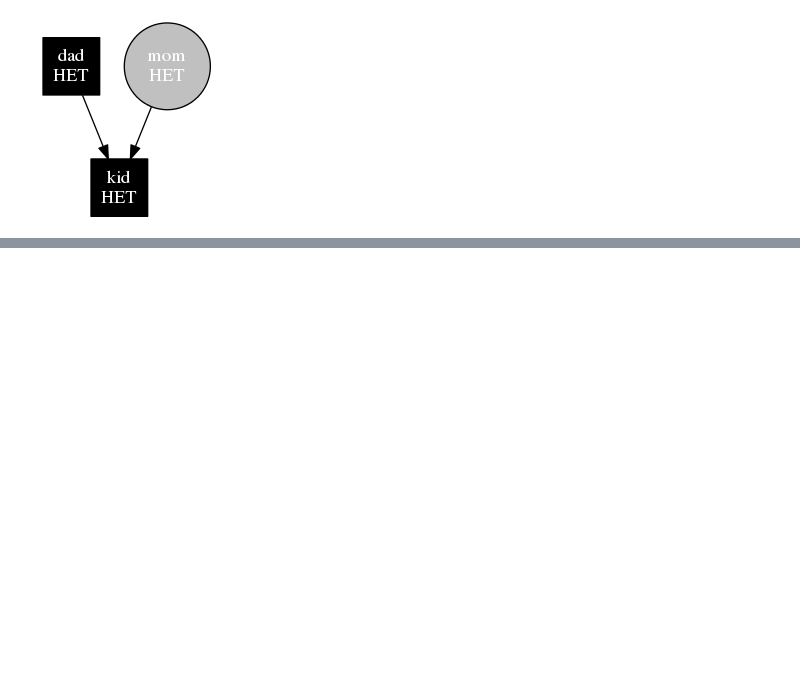
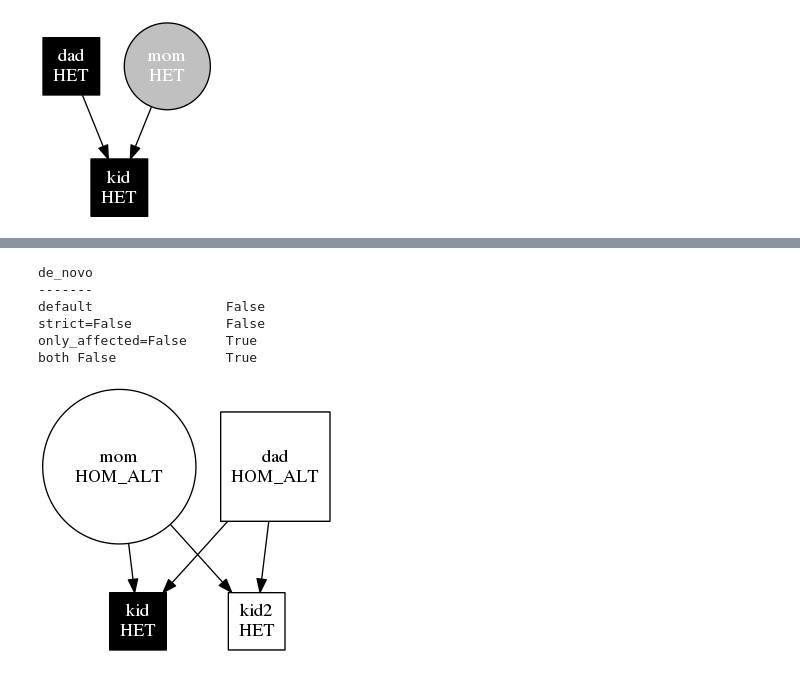
Before and after one commit to arq5x/gemini, a Jupyter notebook: inheritance.ipynb, the cells around one changed output, grey strips where cells are left out. Cells and saved outputs as stored; diff of their text form; code cells hidden in the pictures; blank space fills up the shorter version.

```diff
--- a/inheritance.ipynb
+++ b/inheritance.ipynb
@@ -194,0 +219,21 @@ both False              True
+# %%
+# unaffected sibling is a HET.
+
+ff = family.Family([Sample("mom", False, "female"), Sample("dad", False, "male"),
+            Sample("kid", True, "male"), Sample("kid2", False, "male")], "fam")
+ff.subjects[2].mom = ff.subjects[0]
+ff.subjects[2].dad = ff.subjects[1]
+ff.subjects[3].mom = ff.subjects[0]
+ff.subjects[3].dad = ff.subjects[1]
+
+ff = TestFamily(ff)
+ff.gt_types = [HOM_ALT, HOM_ALT, HET, HET]
+ff.draw(tests=("de_novo",))
+# %% [output]
+de_novo
+-------
+default                 False
+strict=False            False
+only_affected=False     True
+both False              True
+[figure, added]
```
Also changed, not shown: parts of 10 cells of this notebook, 4 other files.
